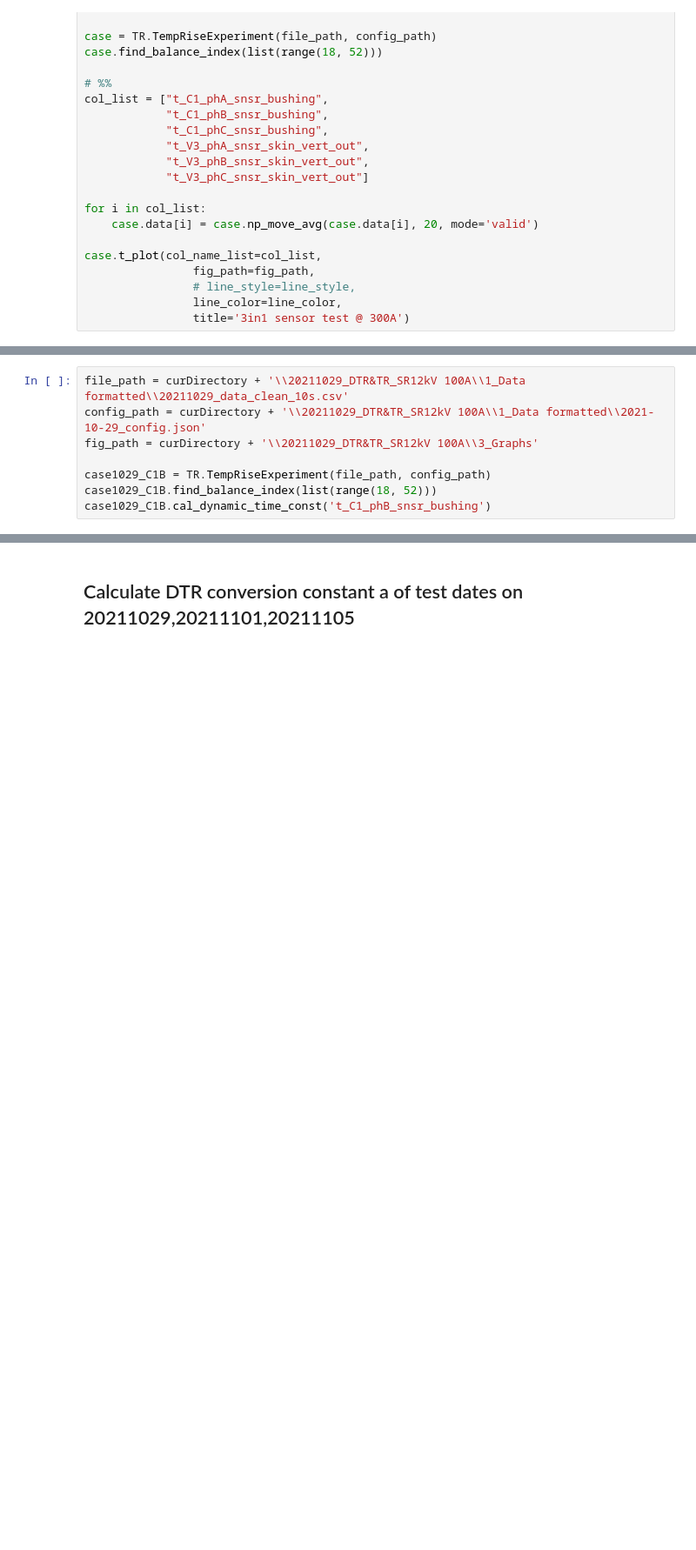
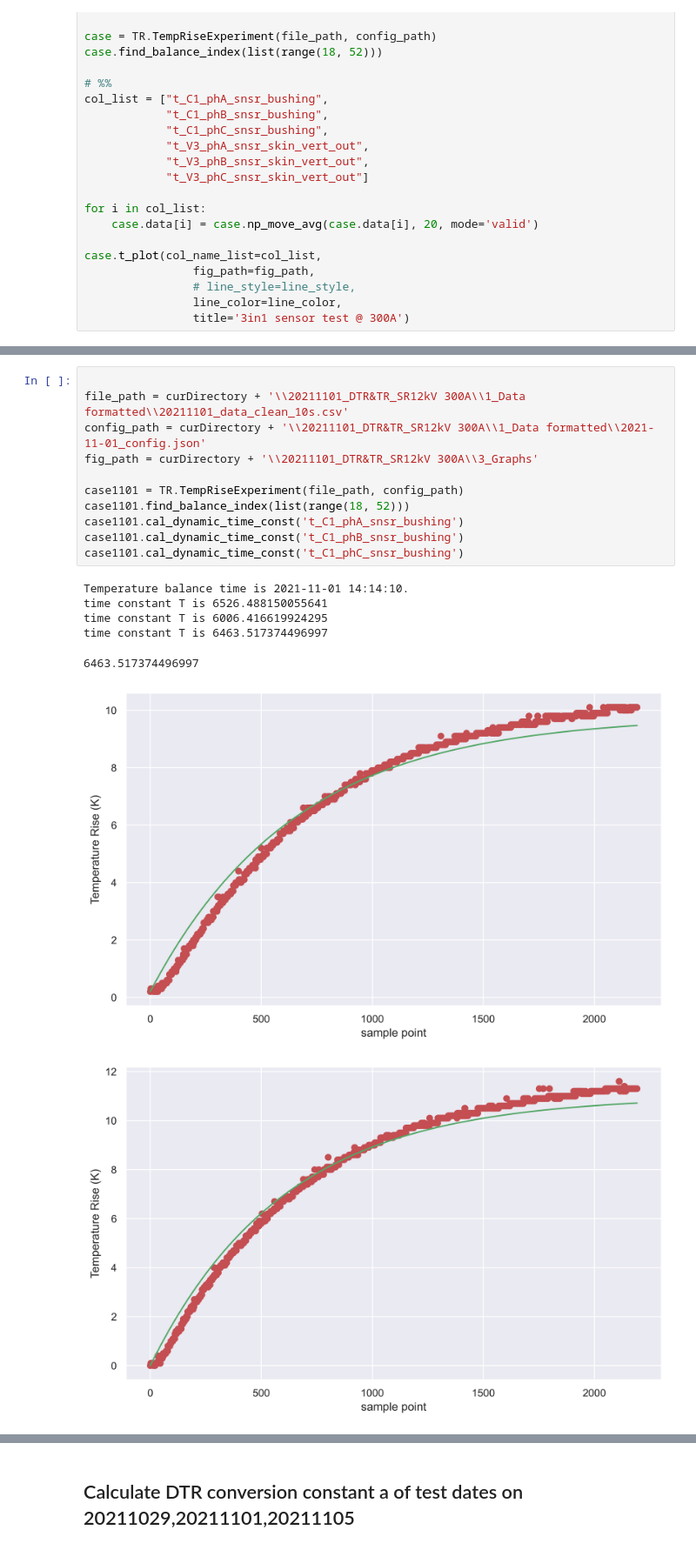
Before and after one commit to xxyql2006/ABB-SGIS-APL, a Jupyter notebook: TR_plots.ipynb, the cells around one changed output, grey strips where cells are left out. Shown at 87% size. Saved outputs shown, nothing was run; the diff lists cells and outputs as text; blank space fills up the shorter version.

```diff
--- a/TR_plots.ipynb
+++ b/TR_plots.ipynb
@@ -187,8 +193,19 @@ time constant T is 5555.1335678170235
 # %%
-file_path = curDirectory + '\\20211029_DTR&TR_SR12kV 100A\\1_Data formatted\\20211029_data_clean_10s.csv'
-config_path = curDirectory + '\\20211029_DTR&TR_SR12kV 100A\\1_Data formatted\\2021-10-29_config.json'
-fig_path = curDirectory + '\\20211029_DTR&TR_SR12kV 100A\\3_Graphs'
 
-case1029_C1B = TR.TempRiseExperiment(file_path, config_path)
-case1029_C1B.find_balance_index(list(range(18, 52)))
-case1029_C1B.cal_dynamic_time_const('t_C1_phB_snsr_bushing')
+file_path = curDirectory + '\\20211101_DTR&TR_SR12kV 300A\\1_Data formatted\\20211101_data_clean_10s.csv'
+config_path = curDirectory + '\\20211101_DTR&TR_SR12kV 300A\\1_Data formatted\\2021-11-01_config.json'
+fig_path = curDirectory + '\\20211101_DTR&TR_SR12kV 300A\\3_Graphs'
+
+case1101 = TR.TempRiseExperiment(file_path, config_path)
+case1101.find_balance_index(list(range(18, 52)))
+case1101.cal_dynamic_time_const('t_C1_phA_snsr_bushing')
+case1101.cal_dynamic_time_const('t_C1_phB_snsr_bushing')
+case1101.cal_dynamic_time_const('t_C1_phC_snsr_bushing')
+# %% [output]
+Temperature balance time is 2021-11-01 14:14:10.
+time constant T is 6526.488150055641
+time constant T is 6006.416619924295
+time constant T is 6463.517374496997
+6463.517374496997
+[figure, added]
+[figure, added]
```
Also changed, not shown: parts of 24 cells of this notebook, 1 other file.
